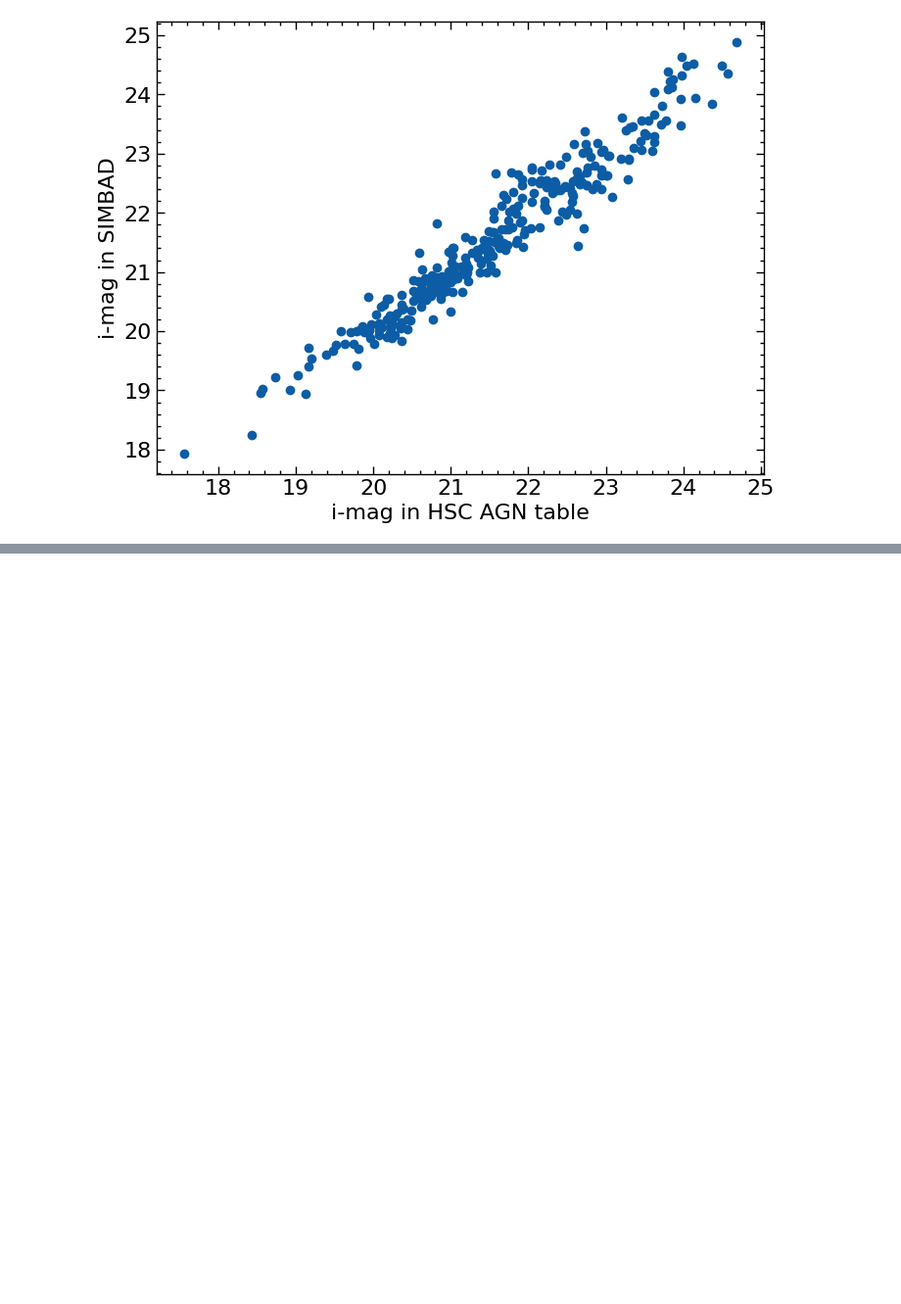
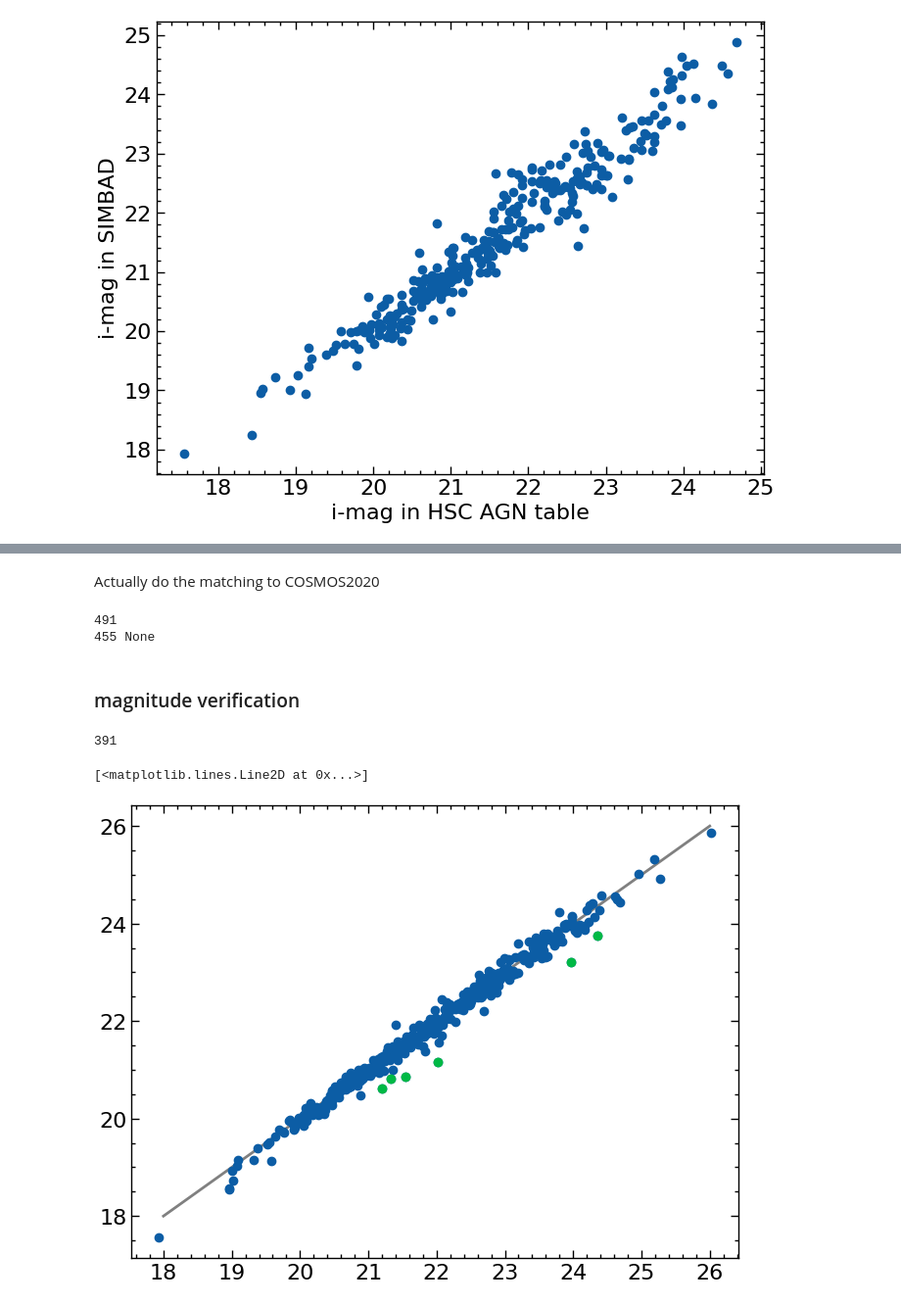
Before and after one commit to Chisen-Lupus/dwarf_agn_cosmos, a Jupyter notebook: hsc-ssp_specz.ipynb, the cells around one changed output, grey strips where cells are left out. Shown at 98% size. Drawn from its saved outputs; the diff is of its cells as text; code cells hidden in the pictures; blank space fills up the shorter version.

Commit message:
sent cosmos2020 matching to specz file

```diff
--- a/hsc-ssp_specz.ipynb
+++ b/hsc-ssp_specz.ipynb
@@ -436,0 +503,13 @@ plt.ylabel('i-mag in SIMBAD');
+# %%
+# Read
+data_cosmos2020 = table.Table.read(dir_in+'COSMOS2020_{}_R1_v2.2_p3.fits'.format(catversion.upper()),format='fits',hdu=1)
+
+# Create a mask to restrict the analysis to a subset of filters (optional)
+# 'CHANDRA'
+filt_use = ['CHANDRA','GALEX_FUV','GALEX_NUV','CFHT_u', 'HSC_g', 'HSC_r', 'HSC_i', 'HSC_z', 'HSC_y', 'UVISTA_Y', 'UVISTA_J', 'UVISTA_H', 'UVISTA_Ks', 'IRAC_CH1', 'IRAC_CH2', 'IRAC_CH3', 'IRAC_CH4']
+filt_mask = [i in filt_use for i in filt_name]
+
+whichflag = 'COMBINED'  # you can try HSC, SUPCAM, UVISTA, UDEEP, COMBINED
+print('The parent sample includes {} sources'.format(len(data_cosmos2020)))
+#data_cosmos2020 = data_cosmos2020[data_cosmos2020['FLAG_{}'.format(whichflag)]==0]
+#print('Now restricted to {} sources by using FLAG_COMBINED'.format(len(data_cosmos2020)))
@@ -436,0 +551,7 @@ plt.ylabel('i-mag in SIMBAD');
+# %%
+data_chandra = ascii.read('chandra_cosmos_legacy.dat')
+data_chandra = table.Table([data_chandra['col1'], data_chandra['col7'], data_chandra['col8']],
+                           names =['ID_CHANDRA','CHANDRA_FLUX','CHANDRA_FLUXERR'])
+# %%
+data_cosmos2020j = table.join(data_cosmos2020, data_chandra, keys=['ID_CHANDRA'], join_type='left')
+data_cosmos2020j
@@ -436,0 +579,24 @@ plt.ylabel('i-mag in SIMBAD');
+# %% [markdown]
+Actually do the matching to COSMOS2020
+# %%
+cat_COSMOS2020 = SkyCoord(data_cosmos2020j['ALPHA_J2000'], data_cosmos2020j['DELTA_J2000'], unit='deg')
+
+idx_agn2COSMOS20, idx_COSMOS20, d2d, d3d = cat_COSMOS2020.search_around_sky(cat_agn, 0.6*u.arcsec)
+# MISSING A FEW SOURCES COSMOS2015->COSMOS2020
+print(len(idx_COSMOS20), print(len(cat_agn)))
+# %% [output]
+491
+455 None
+# %% [markdown]
+### magnitude verification
+# %%
+plt.scatter(data_cosmos2020j['HSC_i_MAG'][idx_COSMOS20], data_agn['i-mag'][idx_agn2COSMOS20])
+dm = data_cosmos2020j['HSC_i_MAG'][idx_COSMOS20] - data_agn['i-mag'][idx_agn2COSMOS20] < 0.5
+print(len(idx_COSMOS20[dm]))
+plt.scatter(data_cosmos2020j['HSC_i_MAG'][idx_COSMOS20][~dm], data_agn['i-mag'][idx_agn2COSMOS20][~dm])
+
+plt.plot([18, 26], [18, 26], color='gray', zorder=-1)
+# %% [output]
+391
+[<matplotlib.lines.Line2D at 0x...>]
+[figure, added]
```
Also changed, not shown: parts of 23 cells of this notebook, 1 other file.
